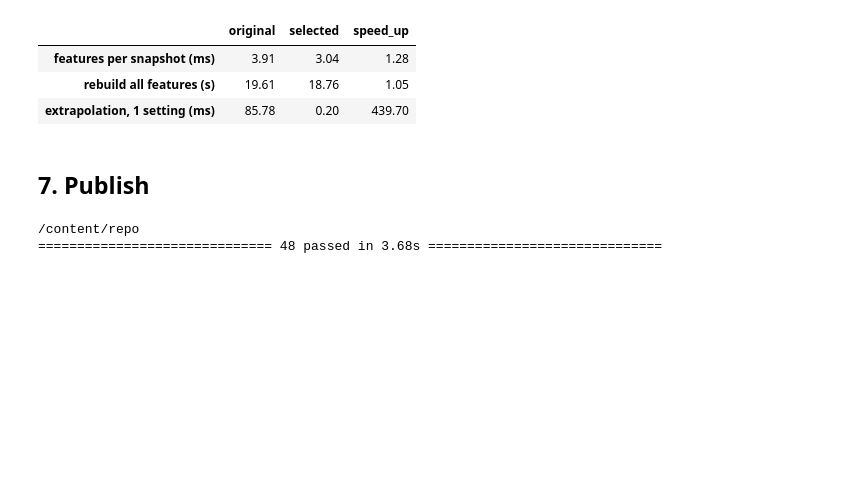
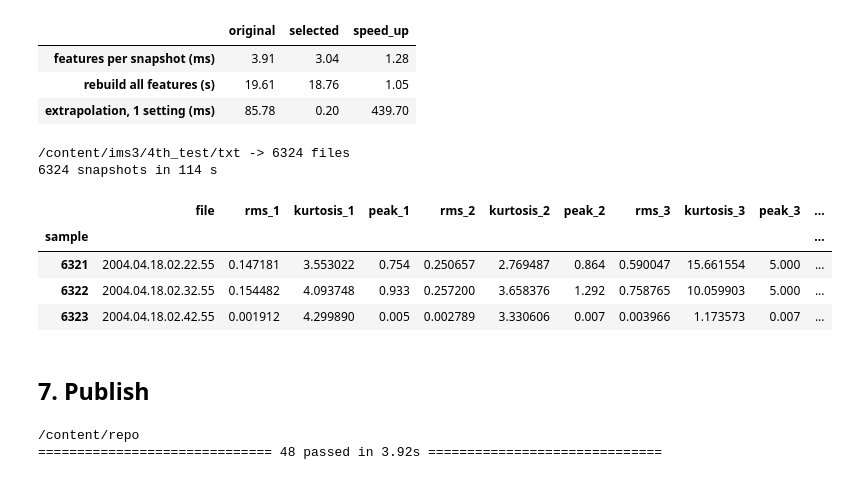
Before and after one commit to Ryan-T-Monash/MMA3001-Project, a Jupyter notebook: notebooks/Main.ipynb, the cells around one changed output. Saved outputs shown, nothing was run; the diff lists cells and outputs as text; code cells hidden in the pictures; blank space fills up the shorter version.

Commit message:
adding and unpacking test 3

```diff
--- a/notebooks/Main.ipynb
+++ b/notebooks/Main.ipynb
@@ -433,12 +448,45 @@ summary.round(2)
 | features per snapshot (ms) | 3.91 | 3.04 | 1.28 |
 | rebuild all features (s) | 19.61 | 18.76 | 1.05 |
 | extrapolation, 1 setting (ms) | 85.78 | 0.20 | 439.70 |
+# %%
+# ---- Main.ipynb cell T3: unpack test 3 from IMS.zip and build its features (once, about 10 min) ----
+# In plain words: the full test 3 is already inside IMS.zip on Drive (6,324 files, although
+# the IMS readme says 4,448). It is unpacked onto Colab's own disk, which is also faster to
+# read than Drive, turned into the usual feature table, and saved to data/ and Drive.
+import os, glob, zipfile, shutil, time
+from bearing_features import list_snapshot_files, extract_features
+
+OUT = "/content/ims3"
+if not glob.glob(f"{OUT}/**/2004.*", recursive=True):
+    os.makedirs(OUT, exist_ok=True)
+    with zipfile.ZipFile(f"{PROJECT}/IMS.zip") as z:
+        z.extract("IMS/3rd_test.rar", OUT)
+    !apt-get -qq install -y unrar > /dev/null
+    !unrar x -o+ -inul "{OUT}/IMS/3rd_test.rar" "{OUT}/"
+    os.remove(f"{OUT}/IMS/3rd_test.rar")                  # free the disk space
+folder = os.path.dirname(sorted(glob.glob(f"{OUT}/**/2004.*", recursive=True))[0])
+files3 = list_snapshot_files(folder)
+print(folder, "->", len(files3), "files")                  # expect 6324
+CSV3 = "/content/repo/data/features_3rd_test.csv"
+start = time.perf_counter()
+feat3 = extract_features(files3, save_to=CSV3)
+print(f"{len(feat3)} snapshots in {time.perf_counter() - start:.0f} s")
+shutil.copy(CSV3, f"{PROJECT}/features_3rd_test.csv")     # replaces the old partial table
+feat3.tail(3)
+# %% [output]
+/content/ims3/4th_test/txt -> 6324 files
+6324 snapshots in 114 s
+|  | file | rms_1 | kurtosis_1 | peak_1 | rms_2 | kurtosis_2 | peak_2 | rms_3 | kurtosis_3 | peak_3 | ... |
+| sample |  |  |  |  |  |  |  |  |  |  | ... |
+| 6321 | 2004.04.18.02.22.55 | 0.147181 | 3.553022 | 0.754 | 0.250657 | 2.769487 | 0.864 | 0.590047 | 15.661554 | 5.000 | ... |
+| 6322 | 2004.04.18.02.32.55 | 0.154482 | 4.093748 | 0.933 | 0.257200 | 3.658376 | 1.292 | 0.758765 | 10.059903 | 5.000 | ... |
+| 6323 | 2004.04.18.02.42.55 | 0.001912 | 4.299890 | 0.005 | 0.002789 | 3.330606 | 0.007 | 0.003966 | 1.173573 | 0.007 | ... |
 # %% [markdown]
 ## 7. Publish
 # %%
 # ---- Publish to GitHub: docs, tests, this notebook, commit, push ----
 # Save the notebook first (Ctrl+S) so the latest version is copied.
-MSG = "Update README"                 # edit this each time
+MSG = "Update README and other refinements"                 # edit this each time
 NB = "Main.ipynb"
 import glob
 hits = glob.glob(f"/content/drive/MyDrive/**/{NB}", recursive=True)
@@ -454,4 +502,4 @@ assert hits, f"{NB} not found in Drive: check the name in the title bar, then Fi
 !git push -q origin main
 # %% [output]
 /content/repo
-============================== 48 passed in 3.68s ==============================
+============================== 48 passed in 3.92s ==============================
```
Also changed, not shown: parts of 2 cells of this notebook, 2 other files.
